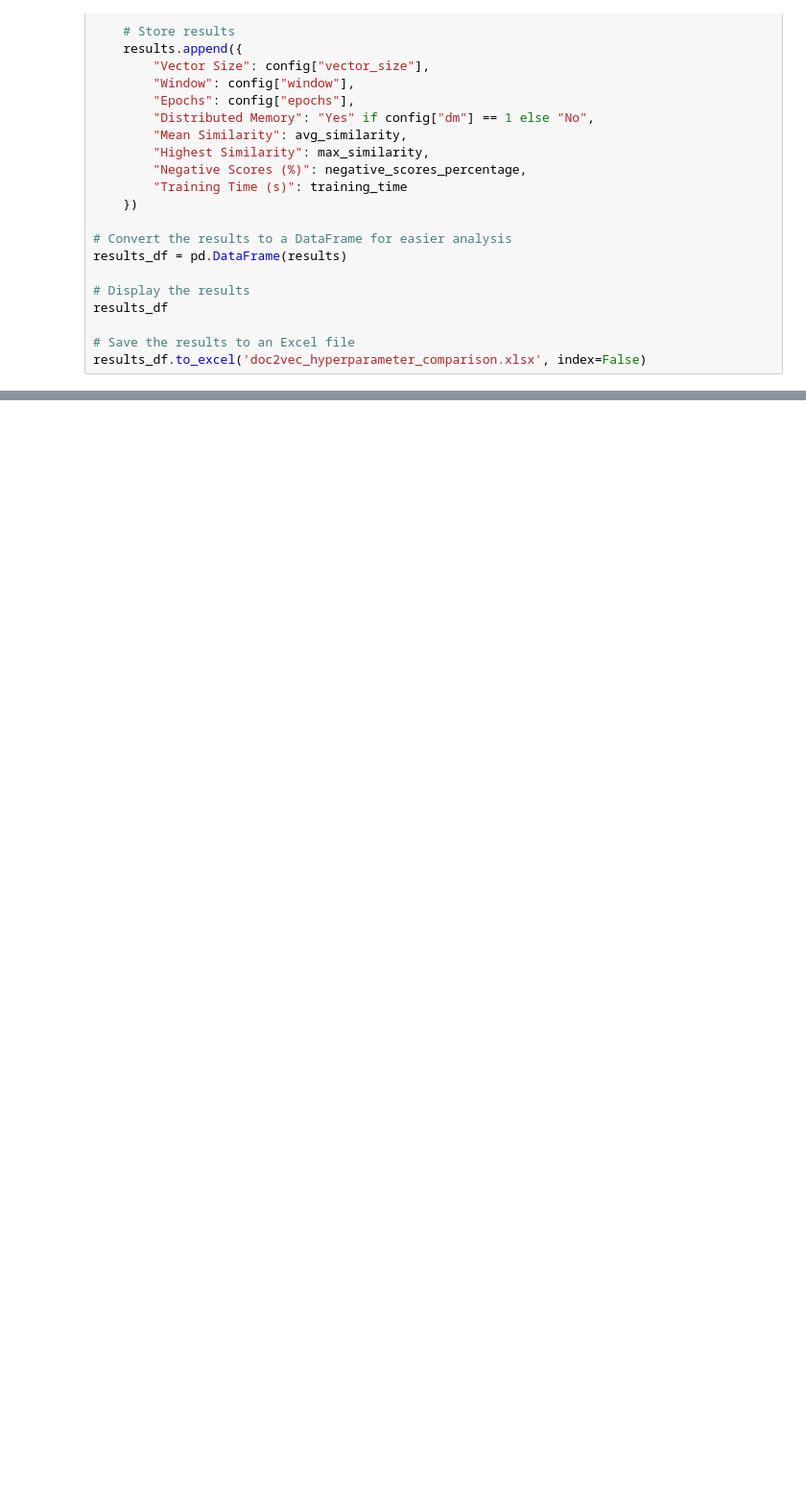
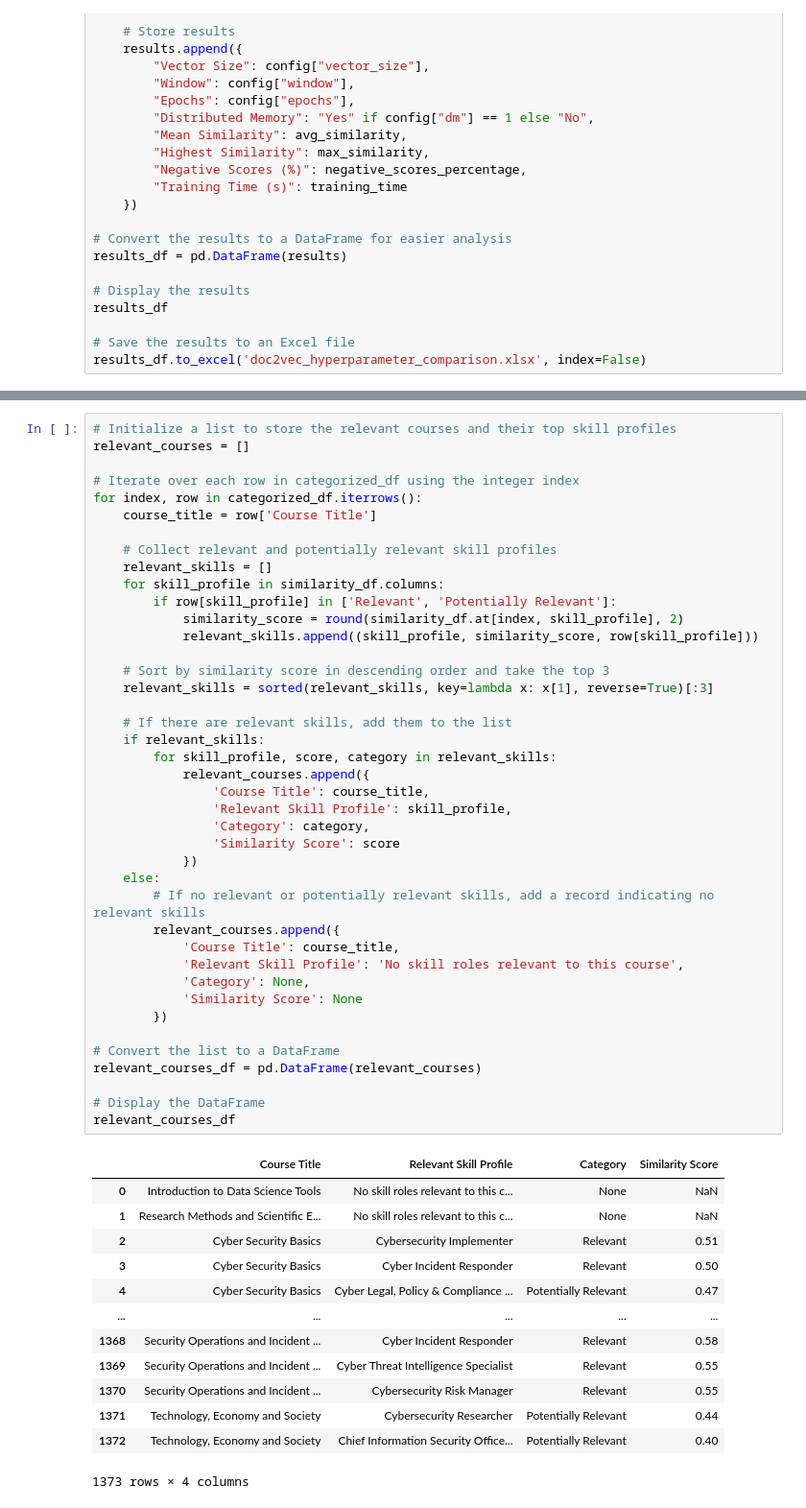
Before and after one commit to enzeeeh/ds-project, a Jupyter notebook: ds-lab2/main/main.ipynb, the cells around one changed output, grey strips where cells are left out. Shown at 96% size. Saved outputs shown, nothing was run; the diff lists cells and outputs as text; blank space fills up the shorter version.

```diff
--- a/ds-lab2/main/main.ipynb
+++ b/ds-lab2/main/main.ipynb
@@ -221,0 +274,55 @@ similarity_df.to_excel('course_skill_role_similarity_scores.xlsx')
+# %%
+# Initialize a list to store the relevant courses and their top skill profiles
+relevant_courses = []
+
+# Iterate over each row in categorized_df using the integer index
+for index, row in categorized_df.iterrows():
+    course_title = row['Course Title']
+
+    # Collect relevant and potentially relevant skill profiles
+    relevant_skills = []
+    for skill_profile in similarity_df.columns:
+        if row[skill_profile] in ['Relevant', 'Potentially Relevant']:
+            similarity_score = round(similarity_df.at[index, skill_profile], 2)
+            relevant_skills.append((skill_profile, similarity_score, row[skill_profile]))
+
+    # Sort by similarity score in descending order and take the top 3
+    relevant_skills = sorted(relevant_skills, key=lambda x: x[1], reverse=True)[:3]
+
+    # If there are relevant skills, add them to the list
+    if relevant_skills:
+        for skill_profile, score, category in relevant_skills:
+            relevant_courses.append({
+                'Course Title': course_title,
+                'Relevant Skill Profile': skill_profile,
+                'Category': category,
+                'Similarity Score': score
+            })
+    else:
+        # If no relevant or potentially relevant skills, add a record indicating no relevant skills
+        relevant_courses.append({
+            'Course Title': course_title,
+            'Relevant Skill Profile': 'No skill roles relevant to this course',
+            'Category': None,
+            'Similarity Score': None
+        })
+
+# Convert the list to a DataFrame
+relevant_courses_df = pd.DataFrame(relevant_courses)
+
+# Display the DataFrame
+relevant_courses_df
+# %% [output]
+|  | Course Title | Relevant Skill Profile | Category | Similarity Score |
+| 0 | Introduction to Data Science Tools | No skill roles relevant to this c... | None | NaN |
+| 1 | Research Methods and Scientific E... | No skill roles relevant to this c... | None | NaN |
+| 2 | Cyber Security Basics | Cybersecurity Implementer | Relevant | 0.51 |
+| 3 | Cyber Security Basics | Cyber Incident Responder | Relevant | 0.50 |
+| 4 | Cyber Security Basics | Cyber Legal, Policy & Compliance ... | Potentially Relevant | 0.47 |
+| ... | ... | ... | ... | ... |
+| 1368 | Security Operations and Incident ... | Cyber Incident Responder | Relevant | 0.58 |
+| 1369 | Security Operations and Incident ... | Cyber Threat Intelligence Specialist | Relevant | 0.55 |
+| 1370 | Security Operations and Incident ... | Cybersecurity Risk Manager | Relevant | 0.55 |
+| 1371 | Technology, Economy and Society | Cybersecurity Researcher | Potentially Relevant | 0.44 |
+| 1372 | Technology, Economy and Society | Chief Information Security Office... | Potentially Relevant | 0.40 |
+1373 rows × 4 columns
```
Also changed, not shown: parts of 6 cells of this notebook, 12 other files.
